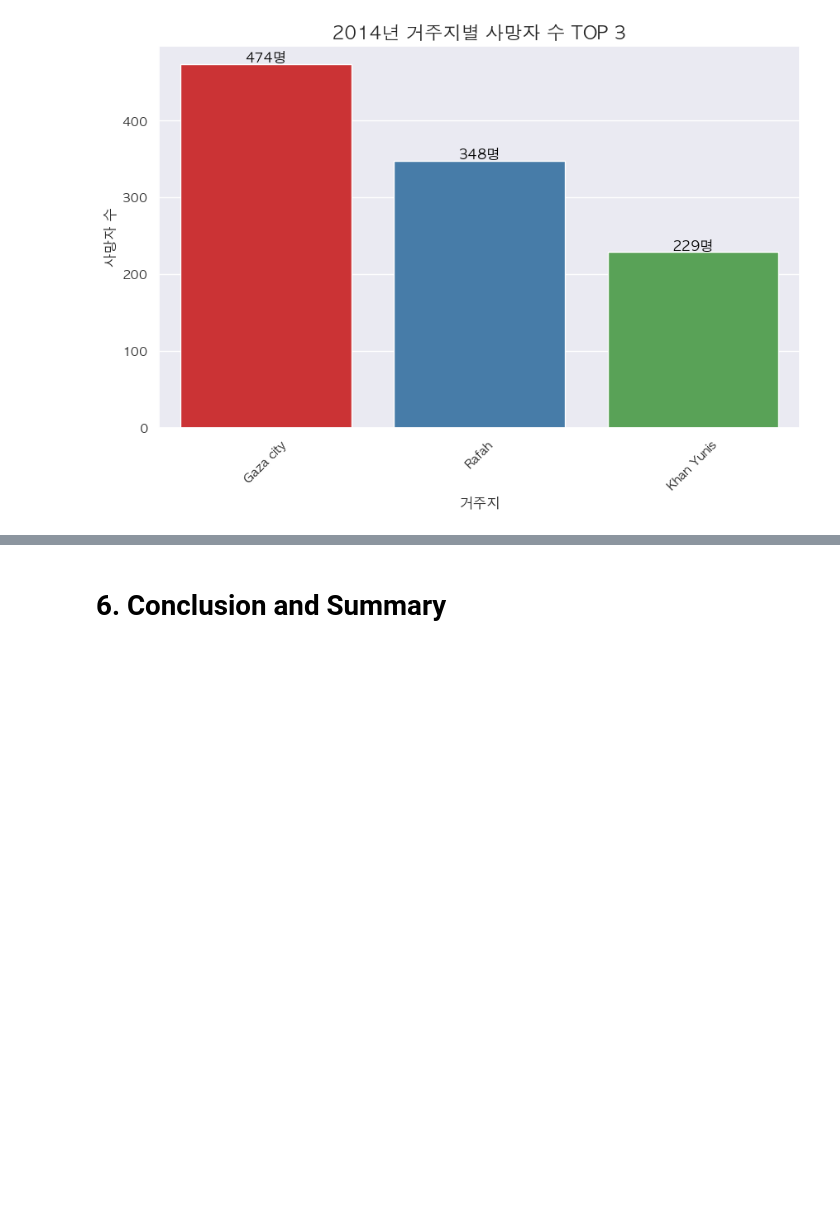
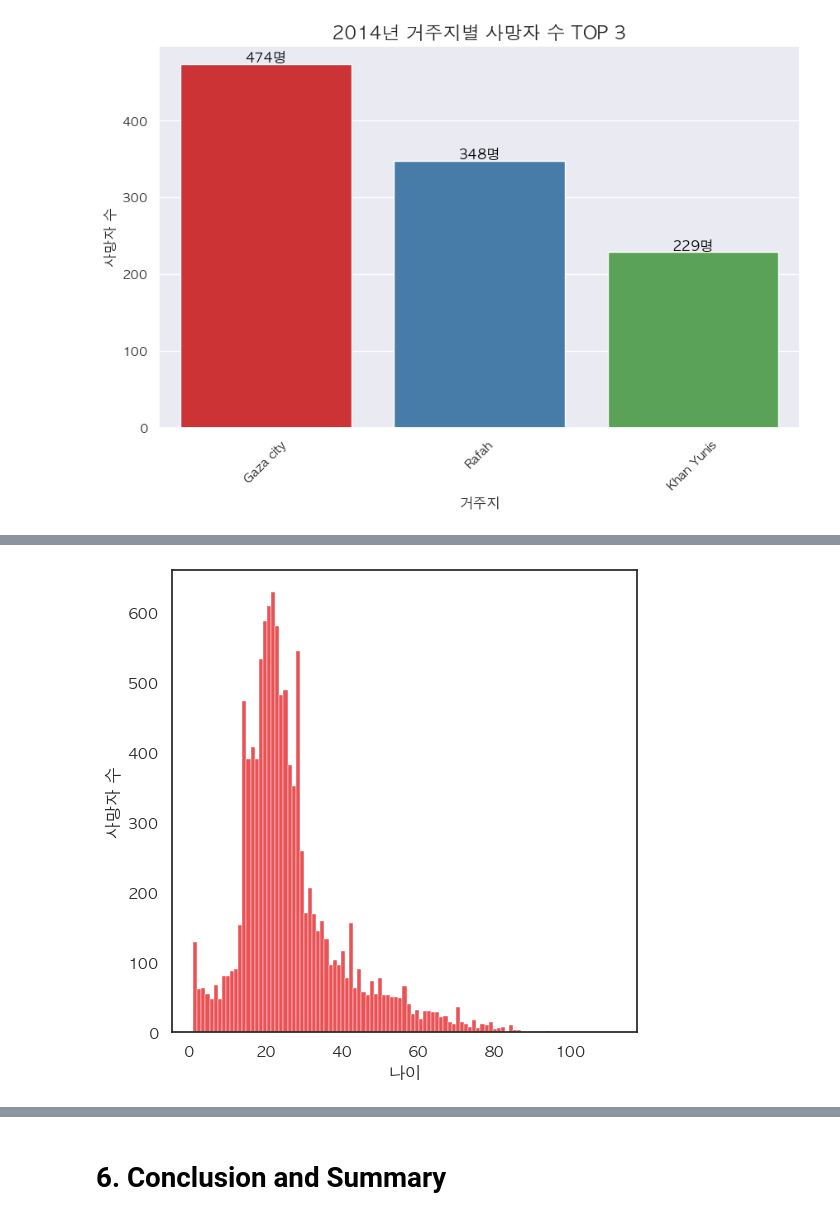
Before and after one commit to PSLeon24/Israeli-Palestinian_Data_Analysis_Project, a Jupyter notebook: index.ipynb, the cells around one changed output, grey strips where cells are left out. Saved outputs shown, nothing was run; the diff lists cells and outputs as text; code cells hidden in the pictures; blank space fills up the shorter version.

```diff
--- a/index.ipynb
+++ b/index.ipynb
@@ -316,3 +328,13 @@ plt.show()
+# %%
+plt.figure(figsize=(6, 6))
+sns.set(style="white", palette="Set1")
+plt.rcParams['font.family'] = 'AppleGothic'
+sns.histplot(data=df, x='age')
+plt.xlabel("나이")
+plt.ylabel("사망자 수")
+plt.show()
+# %% [output]
+[figure, added]
 # %%
 # 지역별 사망률 분석
 region_death_counts = df['event_location_region'].value_counts()
```
Also changed, not shown: parts of 11 cells of this notebook.
